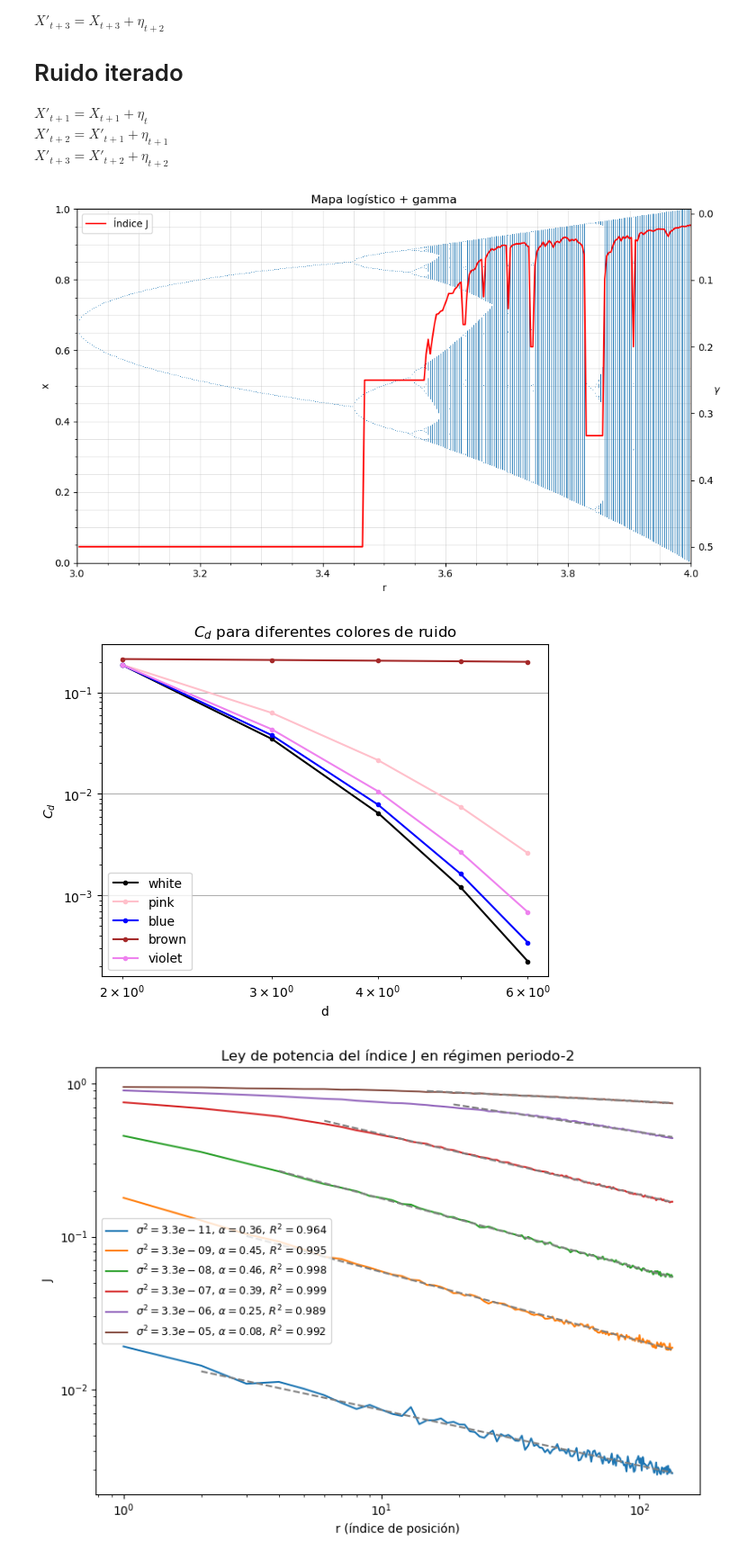
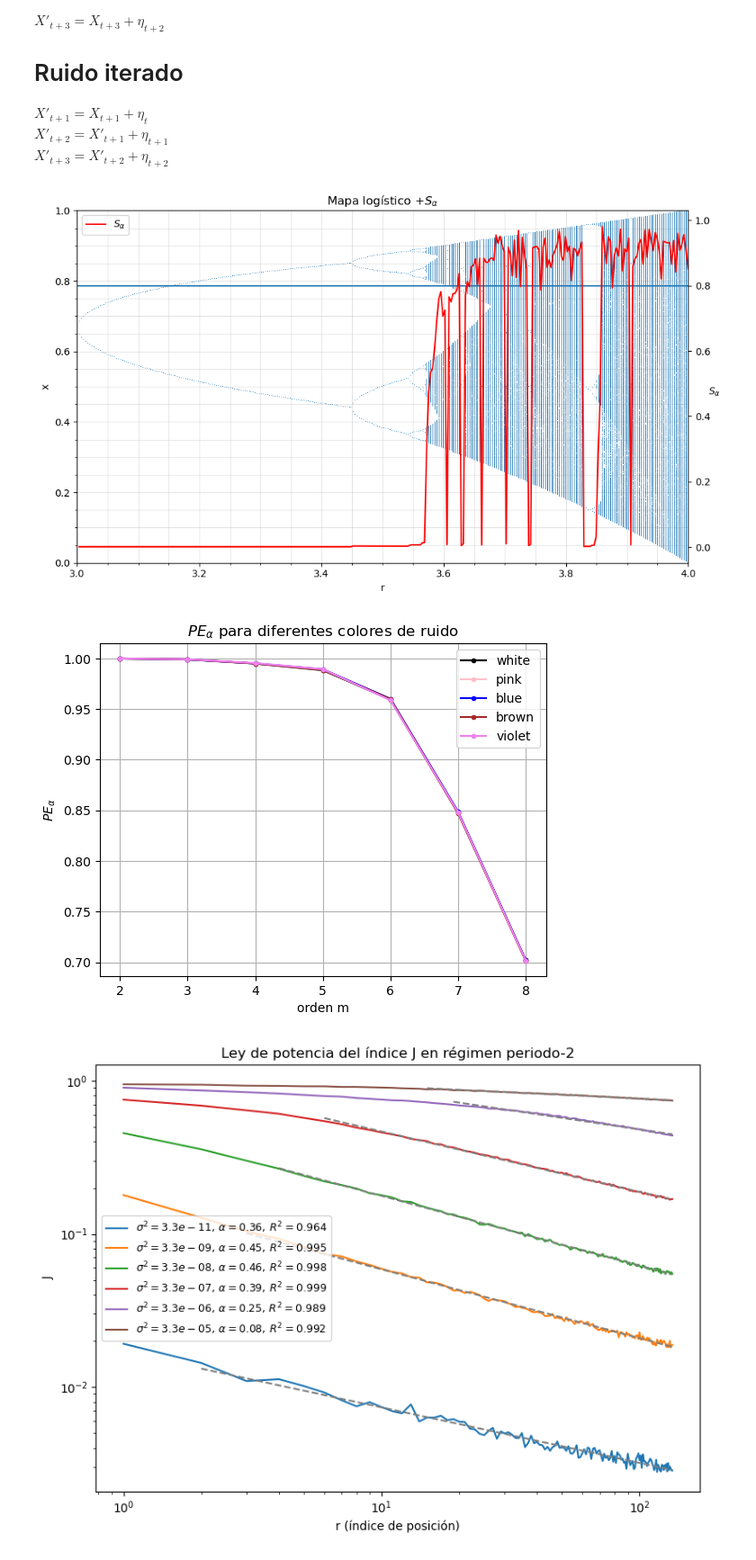
Before and after one commit to EduardoGarcia528/Tesis, a Jupyter notebook: logistic_map/_main_Logistico.ipynb, the cells around one changed output. Shown at 90% size. Saved outputs shown, nothing was run; the diff lists cells and outputs as text; code cells hidden in the pictures.

```diff
--- a/logistic_map/_main_Logistico.ipynb
+++ b/logistic_map/_main_Logistico.ipynb
@@ -1530,7 +1530,7 @@ $X'_{t+3} = X'_{t+2} + \eta_{t+2} $
 # %%
 import numpy as np
 import matplotlib.pyplot as plt
-from funciones import indice_J, permutation_entropy, angulos_alpha, entropia_shannon
+from funciones import indice_J, permutation_entropy, angulos_alpha, entropia_shannon, interpolador
 from gamma_4 import gamma_index_jacobs
 
 def logistic_map(r, x):
@@ -1593,13 +1593,16 @@ def bifurcacion_con_J(
         # # Índice J
         # J = indice_J(serie,False)
         # J = permutation_entropy(serie, m=5)
-        # angulos = angulos_alpha(serie,False)
+        serie = interpolador(serie,'lineal',5)
+        angulos = angulos_alpha(serie,False)
         # J = entropia_shannon(angulos,False)
-        C, J = gamma_index_jacobs(serie,max_gamma,mu)
+        J = indice_J(serie,False)
+        # J = permutation_entropy(serie,m=8)
+        # C, J = gamma_index_jacobs(serie,max_gamma,mu)
         r_vals_J.append(r)
-        J_vals.append(C[-1])
+        J_vals.append(J)
         # J_vals.append(np.sum(J))
-        gammas[:,np.where(np.linspace(r_min, r_max, resolucion_r) == r)[0][0]] = J
+        # gammas[:,np.where(np.linspace(r_min, r_max, resolucion_r) == r)[0][0]] = J
     # J_vals = np.mean(np.load(f'data/ruidos_promedios/J_por_ruido_{str(var_ruido)}.npy'),axis = 0
 
     if graficar:
@@ -1635,16 +1638,18 @@ def bifurcacion_con_J(
 
         # Índice J
         ax2 = ax1.twinx()
-        ax2.invert_yaxis()
-        ax2.plot(r_vals_J, J_vals, color='red', lw=1.5, label='Índice J')
-        ax2.set_ylabel(r'$\gamma$', rotation= 360)
+        # ax2.invert_yaxis()
+        # ax2.set_ylim(0,0.95)
+        ax2.axhline(y= 0.8)
+        ax2.plot(r_vals_J, J_vals, color='red', lw=1.5, label=r'$S_\alpha$')
+        ax2.set_ylabel(r'$S_\alpha$', rotation= 360)
         # ax2.set_yscale('log')
         # ax2.set_xscale('log')
         ax2.tick_params(axis='y')
 
         ax2.legend(loc='upper left')
         plt.title(
-            f"Mapa logístico + gamma"
+            f"Mapa logístico +"+ r"$S_\alpha$"
             # f"Ruido {tipo_ruido}, varianza = {var_ruido}"
         )
 
@@ -1660,13 +1665,13 @@ r_J, J, r_bif, x_bif = bifurcacion_con_J(
     max_gamma=4,
     mu=3,
     resolucion_r=300,
-    longitud_serie=50_000,
+    longitud_serie=3500,
     iter_descartar=1000,
     var_ruido=1e-04,
     tipo_ruido="no",  # o "aditivo"
     graficar=True)
 # %% [output]
-[figure, old version]
+[figure, new version]
 # %%
 import numpy as np
 from gamma_4 import gamma_index_jacobs
@@ -1692,42 +1697,48 @@ def colored_noise(N, color="white", fs=1.0, seed=None, normalize=True):
     # Frecuencias positivas
     freqs = np.fft.rfftfreq(N, d=1/fs)
     freqs[0] = freqs[1]  # evitar división por cero
 
     # Ruido blanco en frecuencia (fase aleatoria)
     phases = np.exp(2j * np.pi * np.random.rand(len(freqs)))
 
     # Amplitud espectral ∝ 1/f^{beta/2}
     amplitude = 1.0 / (freqs ** (beta / 2.0))
 
     spectrum = amplitude * phases
 
     # Transformada inversa
     x = np.fft.irfft(spectrum, n=N)
 
     if normalize:
         x = (x - np.mean(x)) / np.std(x)
 
     return x
 
 for color in ["white", "pink", "blue", "brown", "violet"]:
-    serie = colored_noise(50000, color=color, fs=1.0, seed=42, normalize=True)
-    C, g = gamma_index_jacobs(serie, max_gamma=4,mu = 3)
+    serie = colored_noise(3500, color=color, fs=1.0, seed=42, normalize=True)
+    C = []
+    for m in range(2,9):
+        angulos = angulos_alpha(serie,False)
+        J = permutation_entropy(angulos,m=m)
+        C.append(J)
+    # C, g = gamma_index_jacobs(serie, max_gamma=4,mu = 3)
+    angulos
     if color == 'white':
         c = 'black'
     else:
         c = color
-    plt.plot(range(2,len(C)+1), C[1:], label=f'{color}',color = c, marker='.')
+    plt.plot(range(2,len(C)+2), C[:], label=f'{color}',color = c, marker='.')
     # plt.axhline(y = np.sum(g), label =f'Mean {color}',color = c)
-plt.title(r'$C_d$ para diferentes colores de ruido')
-plt.xlabel('d')
-plt.yscale('log')
-plt.xscale('log')
-plt.ylabel(r'$C_d$')
+plt.title(r'$PE_\alpha$ para diferentes colores de ruido')
+plt.xlabel('orden m')
+# plt.yscale('log')
+# plt.xscale('log')
+plt.ylabel(r'$PE_\alpha$')
 plt.legend()
 plt.grid()
 plt.show()
 # %% [output]
-[figure, old version]
+[figure, new version]
 # %%
 import numpy as np
 from scipy.stats import linregress
```
Also changed, not shown: 7 other files.
